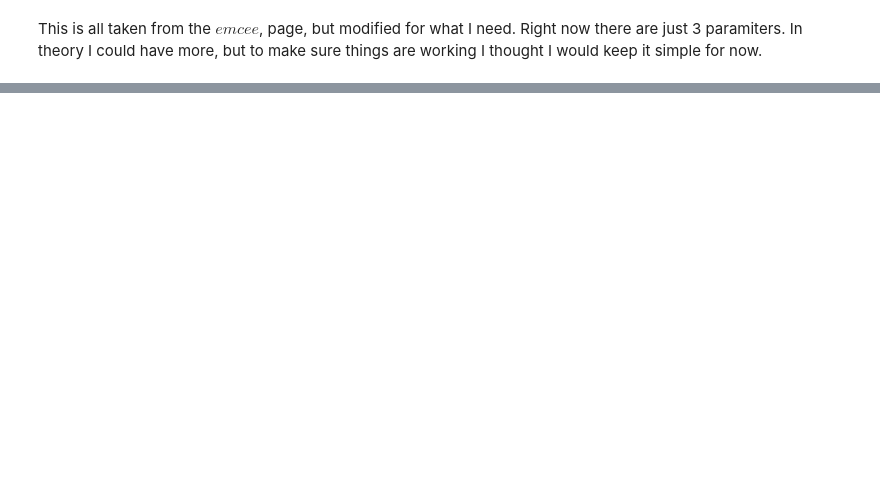
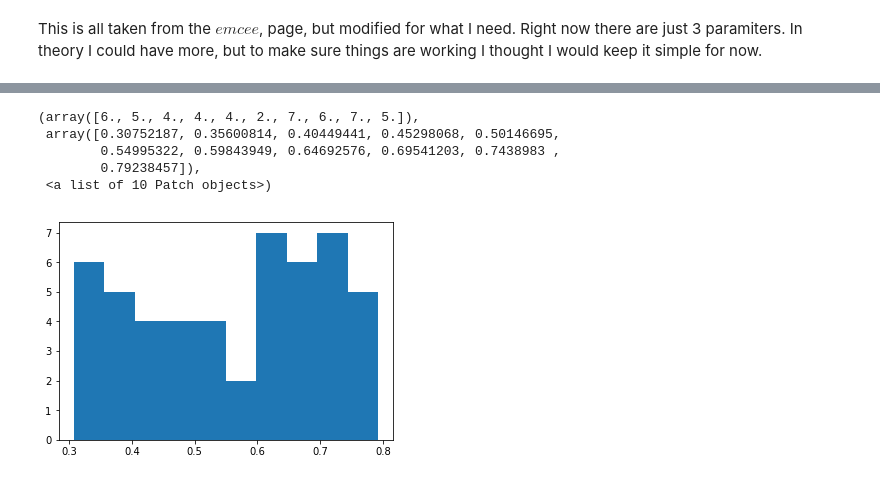
Before and after one commit to CodyDBrown/Binary-Search, a Jupyter notebook: BB Test.ipynb, the cells around one changed output, grey strips where cells are left out. Cells and saved outputs as stored; diff of their text form; code cells hidden in the pictures; blank space fills up the shorter version.

```diff
--- a/BB Test.ipynb
+++ b/BB Test.ipynb
@@ -108,3 +101,13 @@ pos = [np.array([0.5, 0.1, 0.61]) + 1e-3*np.random.randn(ndim) for i in range(nw
+# %%
+import matplotlib.pyplot as plt
+plt.hist(pos[:,0])
+# %% [output]
+(array([6., 5., 4., 4., 4., 2., 7., 6., 7., 5.]),
+ array([0.30752187, 0.35600814, 0.40449441, 0.45298068, 0.50146695,
+        0.54995322, 0.59843949, 0.64692576, 0.69541203, 0.7438983 ,
+        0.79238457]),
+ <a list of 10 Patch objects>)
+[figure, added]
 # %%
 import emcee
 sampler = emcee.EnsembleSampler(nwalkers, ndim, BB2.lnprob, args = (100, ['L',3.2,2.5],
```
Also changed, not shown: parts of 14 cells of this notebook, 7 other files.
